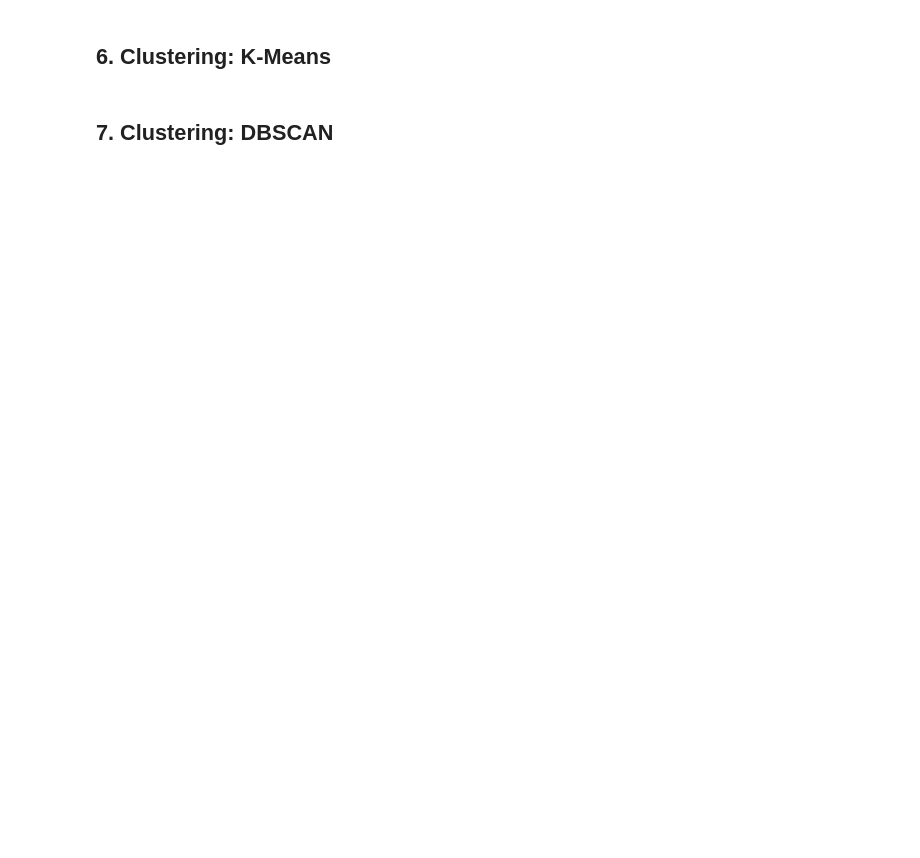
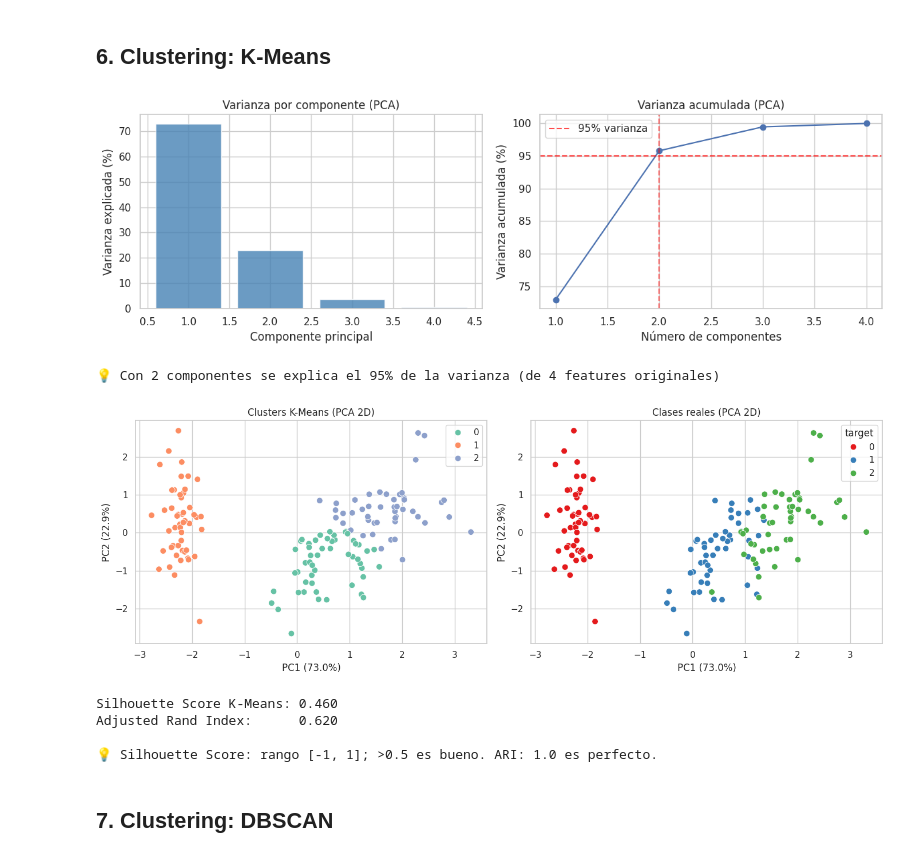
Before and after one commit to ISCOUTB/jupiter_cuda, a Jupyter notebook: notebooks/10_clustering_reduccion_dimensionalidad.ipynb, the cells around one changed output. Saved outputs shown, nothing was run; the diff lists cells and outputs as text; code cells hidden in the pictures; blank space fills up the shorter version.

```diff
--- a/notebooks/10_clustering_reduccion_dimensionalidad.ipynb
+++ b/notebooks/10_clustering_reduccion_dimensionalidad.ipynb
@@ -102,29 +128,66 @@ plt.show()
 # %% [markdown]
 ## 6. Clustering: K-Means
 # %%
-pca = PCA(n_components=2)
+pca_full = PCA(random_state=SEED)
+pca_full.fit(X_scaled)
+
+# Varianza explicada acumulada
+cum_var = np.cumsum(pca_full.explained_variance_ratio_)
+
+fig, axes = plt.subplots(1, 2, figsize=(12, 4))
+
+axes[0].bar(range(1, len(pca_full.explained_variance_ratio_) + 1),
+            pca_full.explained_variance_ratio_ * 100, color='steelblue', alpha=0.8)
+axes[0].set_xlabel('Componente principal')
+axes[0].set_ylabel('Varianza explicada (%)')
+axes[0].set_title('Varianza por componente (PCA)')
+
+axes[1].plot(range(1, len(cum_var) + 1), cum_var * 100, 'bo-')
+axes[1].axhline(95, color='red', linestyle='--', alpha=0.7, label='95% varianza')
+n_95 = np.argmax(cum_var >= 0.95) + 1
+axes[1].axvline(n_95, color='red', linestyle='--', alpha=0.5)
+axes[1].set_xlabel('Número de componentes')
+axes[1].set_ylabel('Varianza acumulada (%)')
+axes[1].set_title('Varianza acumulada (PCA)')
+axes[1].legend()
+
+plt.tight_layout()
+plt.show()
+
+print(f'💡 Con {n_95} componentes se explica el 95% de la varianza (de {X_scaled.shape[1]} features originales)')
+
+# PCA 2D para visualización
+pca = PCA(n_components=2, random_state=SEED)
 X_pca = pca.fit_transform(X_scaled)
 
 kmeans = KMeans(n_clusters=3, random_state=SEED, n_init=10)
 clusters = kmeans.fit_predict(X_scaled)
 
 fig, axes = plt.subplots(1, 2, figsize=(14, 5))
-
 sns.scatterplot(x=X_pca[:,0], y=X_pca[:,1], hue=clusters, palette='Set2', s=60, ax=axes[0])
 axes[0].set_title('Clusters K-Means (PCA 2D)')
-axes[0].set_xlabel('PC1')
-axes[0].set_ylabel('PC2')
+axes[0].set_xlabel(f'PC1 ({pca.explained_variance_ratio_[0]*100:.1f}%)')
+axes[0].set_ylabel(f'PC2 ({pca.explained_variance_ratio_[1]*100:.1f}%)')
 
 sns.scatterplot(x=X_pca[:,0], y=X_pca[:,1], hue=df['target'], palette='Set1', s=60, ax=axes[1])
 axes[1].set_title('Clases reales (PCA 2D)')
-axes[1].set_xlabel('PC1')
-axes[1].set_ylabel('PC2')
+axes[1].set_xlabel(f'PC1 ({pca.explained_variance_ratio_[0]*100:.1f}%)')
+axes[1].set_ylabel(f'PC2 ({pca.explained_variance_ratio_[1]*100:.1f}%)')
 
 plt.tight_layout()
 plt.show()
 
-print(f'Silhouette Score: {silhouette_score(X_scaled, clusters):.2f}')
-print(f'Adjusted Rand Index: {adjusted_rand_score(df["target"], clusters):.2f}')
+print(f'Silhouette Score K-Means: {silhouette_score(X_scaled, clusters):.3f}')
+print(f'Adjusted Rand Index:      {adjusted_rand_score(df["target"], clusters):.3f}')
+print('\n💡 Silhouette Score: rango [-1, 1]; >0.5 es bueno. ARI: 1.0 es perfecto.')
+# %% [output]
+[figure, added]
+💡 Con 2 componentes se explica el 95% de la varianza (de 4 features originales)
+[figure, added]
+Silhouette Score K-Means: 0.460
+Adjusted Rand Index:      0.620
+
+💡 Silhouette Score: rango [-1, 1]; >0.5 es bueno. ARI: 1.0 es perfecto.
 # %% [markdown]
 ## 7. Clustering: DBSCAN
 # %%
```
Also changed, not shown: parts of 9 cells of this notebook, 21 other files.
